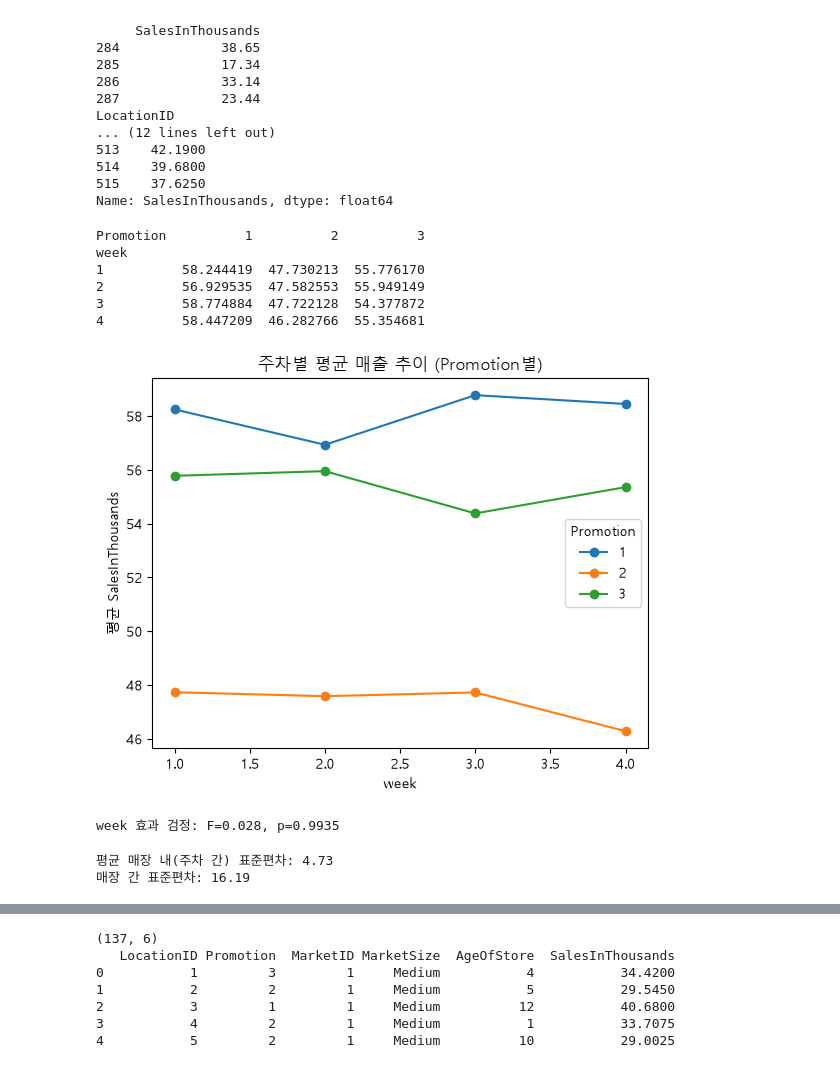
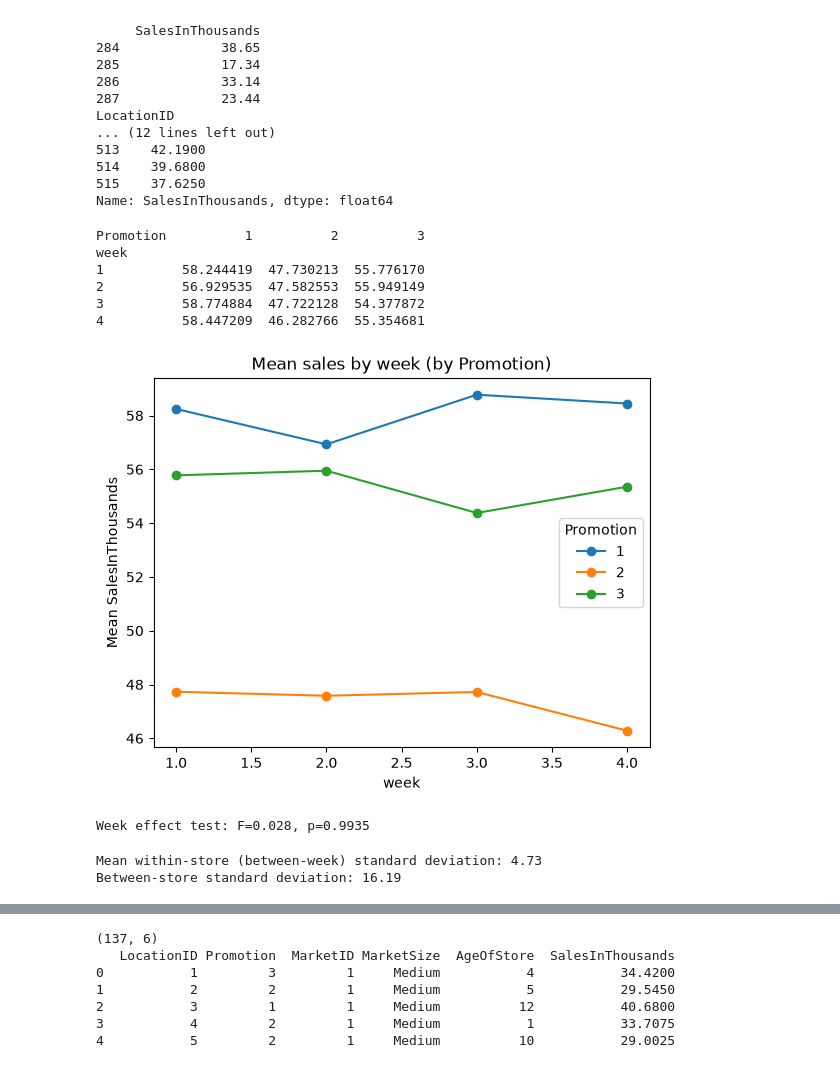
Before and after one commit to jiwoon-oh/fastfood-promotion-ab-test, a Jupyter notebook: promotion_ab_test.ipynb, the cells around one changed output, grey strips where cells are left out. Cells and saved outputs as stored; diff of their text form; code cells hidden in the pictures.

```diff
--- a/promotion_ab_test.ipynb
+++ b/promotion_ab_test.ipynb
@@ -203,18 +203,17 @@ chi2 = 0.2336, p-value = 0.8898
 # %%
 import matplotlib.pyplot as plt
 
-plt.rcParams['font.family'] = 'Malgun Gothic'  # 기본 폰트 설정
-plt.rcParams['axes.unicode_minus'] = False   # 마이너스 기호 깨짐 방지
+plt.rcParams['axes.unicode_minus'] = False   # keep the minus sign as a plain hyphen
 
-# 그룹별 박스플롯
+# Box plot by group
 fig, ax = plt.subplots(figsize=(8, 5))
 df.boxplot(column='SalesInThousands', by='Promotion', ax=ax)
-plt.title('Promotion별 SalesInThousands 분포')
+plt.title('SalesInThousands by Promotion')
 plt.suptitle('')
 plt.ylabel('Sales (Thousands)')
 plt.show()
 
-# IQR 기준 이상치 탐지 (그룹별)
+# Outlier detection by the IQR rule (per group)
 def get_outliers_iqr(group):
     Q1 = group.quantile(0.25)
     Q3 = group.quantile(0.75)
@@ -223,11 +222,11 @@ def get_outliers_iqr(group):
     upper = Q3 + 1.5 * IQR
     return group[(group < lower) | (group > upper)]
 
-print("=== 그룹별 이상치 개수 ===")
+print("=== Outliers per group ===")
 outlier_counts = df.groupby('Promotion')['SalesInThousands'].apply(lambda x: len(get_outliers_iqr(x)))
 print(outlier_counts)
 
-print("\n=== 이상치 상세 (원본 행 포함) ===")
+print("\n=== Outlier details (with the original rows) ===")
 for promo in df['Promotion'].cat.categories:
     sub = df[df['Promotion'] == promo]
     outliers = get_outliers_iqr(sub['SalesInThousands'])
@@ -280,41 +279,41 @@ Name: SalesInThousands, dtype: float64
 # %%
 import matplotlib.pyplot as plt
 
-# 주차별 평균 매출 추이 (전체, Promotion별)
+# Mean sales by week (overall and by Promotion)
 week_trend = df.groupby(['Promotion', 'week'], observed=True)['SalesInThousands'].mean().unstack(level=0)
 print(week_trend)
 
 week_trend.plot(marker='o')
-plt.title('주차별 평균 매출 추이 (Promotion별)')
+plt.title('Mean sales by week (by Promotion)')
 plt.xlabel('week')
-plt.ylabel('평균 SalesInThousands')
+plt.ylabel('Mean SalesInThousands')
 plt.show()
 
-# 통계적으로: week가 매출에 유의한 영향을 주는지 (One-way ANOVA, week 기준)
+# Statistically: does week have a significant effect on sales (one-way ANOVA on week)
 from scipy.stats import f_oneway
 groups = [df[df['week']==w]['SalesInThousands'] for w in sorted(df['week'].unique())]
 f_stat, p_val = f_oneway(*groups)
-print(f"\nweek 효과 검정: F={f_stat:.3f}, p={p_val:.4f}")
+print(f"\nWeek effect test: F={f_stat:.3f}, p={p_val:.4f}")
 # %% [output]
 Promotion          1          2          3
 week
 1          58.244419  47.730213  55.776170
 2          56.929535  47.582553  55.949149
 3          58.774884  47.722128  54.377872
 4          58.447209  46.282766  55.354681
-[figure, old version]
+[figure, new version]
-week 효과 검정: F=0.028, p=0.9935
+Week effect test: F=0.028, p=0.9935
 # %%
-# 매장 내(주차 간) 표준편차
+# Within-store (between-week) standard deviation
 within_store_std = df.groupby('LocationID')['SalesInThousands'].std().mean()
-print(f"평균 매장 내(주차 간) 표준편차: {within_store_std:.2f}")
+print(f"Mean within-store (between-week) standard deviation: {within_store_std:.2f}")
 
-# 매장 간 표준편차 (매장별 평균들의 표준편차)
+# Between-store standard deviation (SD of the store means)
 between_store_std = df.groupby('LocationID')['SalesInThousands'].mean().std()
-print(f"매장 간 표준편차: {between_store_std:.2f}")
+print(f"Between-store standard deviation: {between_store_std:.2f}")
 # %% [output]
-평균 매장 내(주차 간) 표준편차: 4.73
-매장 간 표준편차: 16.19
+Mean within-store (between-week) standard deviation: 4.73
+Between-store standard deviation: 16.19
 # %%
 import seaborn as sns
 sns.histplot(df['SalesInThousands'], kde=True)
```
Also changed, not shown: parts of 19 cells of this notebook, 1 other file.
